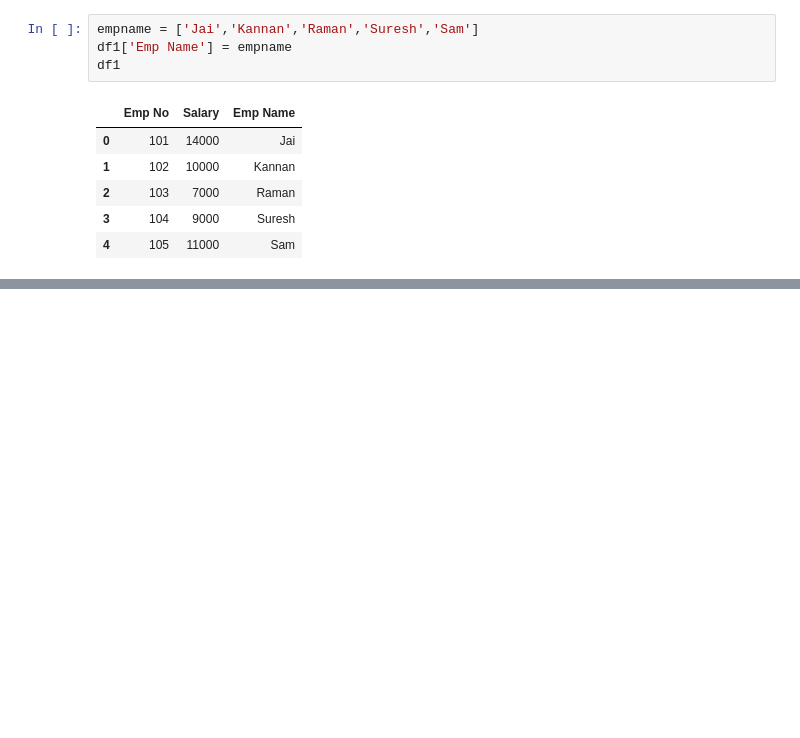
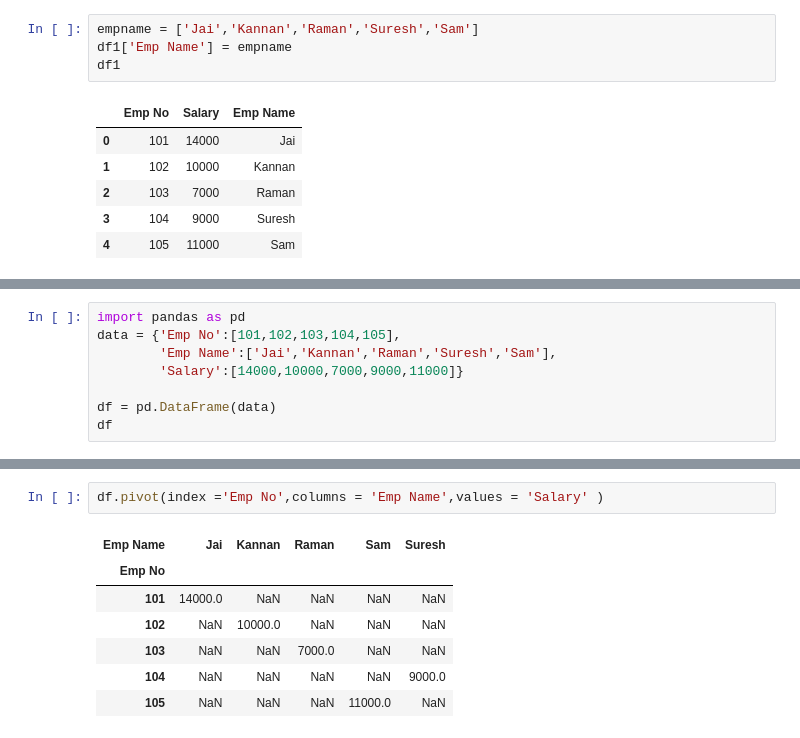
Before and after one commit to naveen63hdh/Data-Analytics, a Jupyter notebook: Assignment.ipynb, the cells around one changed output, grey strips where cells are left out. Cells and saved outputs as stored; diff of their text form; blank space fills up the shorter version.

```diff
--- a/Assignment.ipynb
+++ b/Assignment.ipynb
@@ -907,0 +914,8 @@ df1
+# %%
+import pandas as pd
+data = {'Emp No':[101,102,103,104,105],
+        'Emp Name':['Jai','Kannan','Raman','Suresh','Sam'],
+        'Salary':[14000,10000,7000,9000,11000]}
+
+df = pd.DataFrame(data)
+df
@@ -907,0 +942,10 @@ df1
+# %%
+df.pivot(index ='Emp No',columns = 'Emp Name',values = 'Salary' )
+# %% [output]
+| Emp Name | Jai | Kannan | Raman | Sam | Suresh |
+| Emp No |  |  |  |  |  |
+| 101 | 14000.0 | NaN | NaN | NaN | NaN |
+| 102 | NaN | 10000.0 | NaN | NaN | NaN |
+| 103 | NaN | NaN | 7000.0 | NaN | NaN |
+| 104 | NaN | NaN | NaN | NaN | 9000.0 |
+| 105 | NaN | NaN | NaN | 11000.0 | NaN |
```
Also changed, not shown: parts of 7 cells of this notebook.
